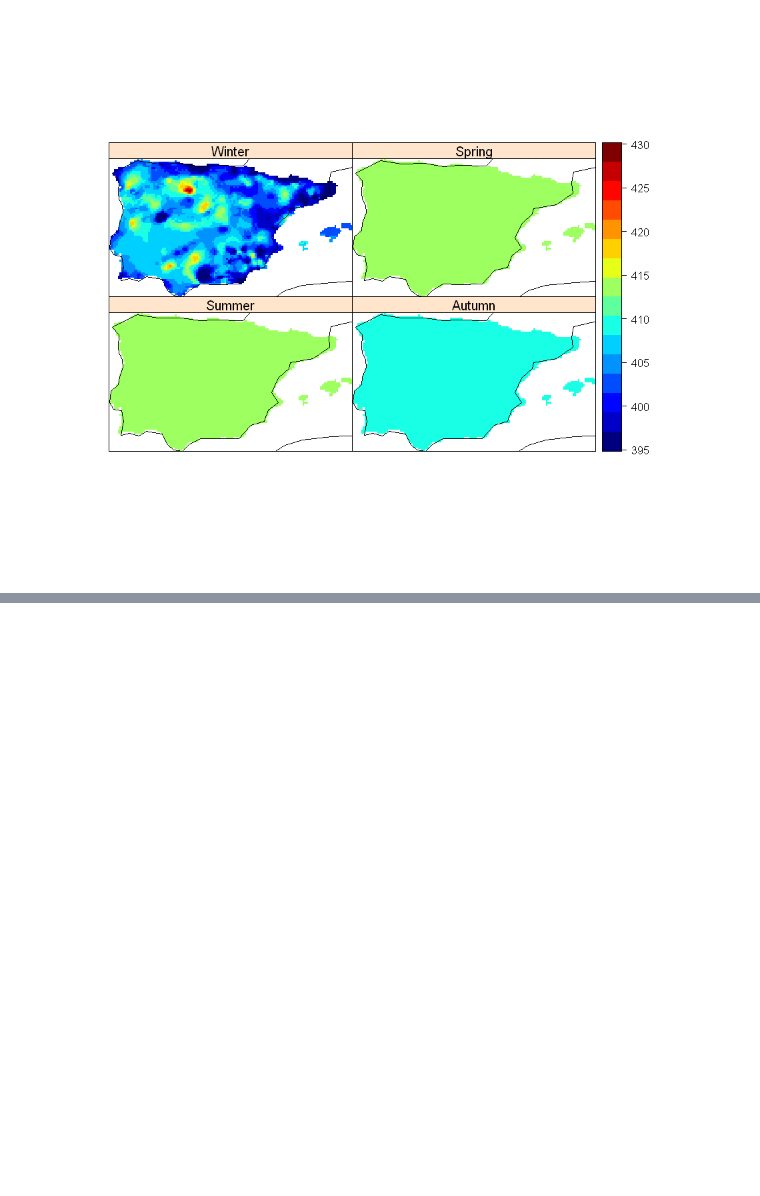
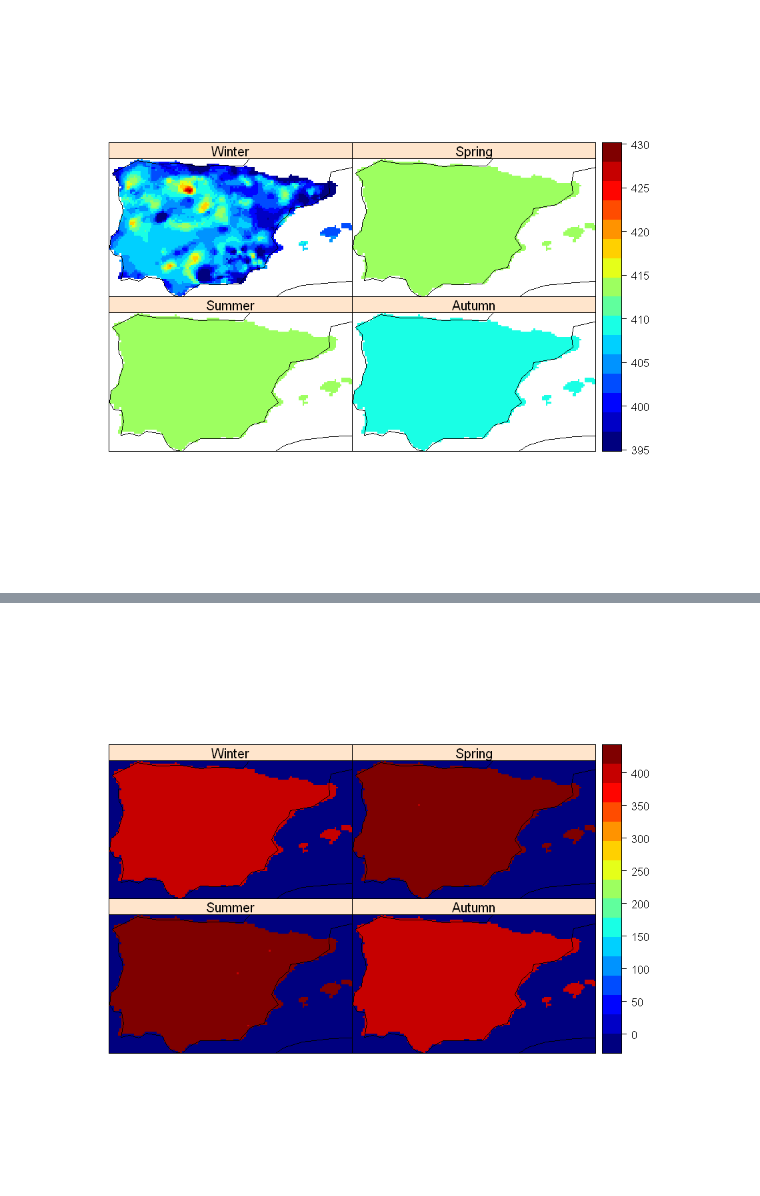
Before and after one commit to miriamfuente/MeteoC4R, a Jupyter notebook: temperature.ipynb, the cells around one changed output, grey strips where cells are left out. Saved outputs shown, nothing was run; the diff lists cells and outputs as text; code cells hidden in the pictures; blank space fills up the shorter version.

Commit message:
new section season-year-data

```diff
--- a/temperature.ipynb
+++ b/temperature.ipynb
@@ -266,0 +341,2 @@ spatialPlot(bind_tierra, backdrop.theme = "coastline", names.attr = c("Winter",
+# %%
+tmax_bin_SY_2$Winter <- tmax_bin_SY_2$Winter[-1]
@@ -266,0 +403,2 @@ spatialPlot(bind_tierra, backdrop.theme = "coastline", names.attr = c("Winter",
+# %%
+sum_tmax_bin_SY_2 <- sum_events(tmax_bin_SY_2)
@@ -266,0 +423,24 @@ spatialPlot(bind_tierra, backdrop.theme = "coastline", names.attr = c("Winter",
+# %%
+# Función para realizar bindGrid de una estación específica para varios años
+bindGridEstaciones <- function(datos) {
+  # Extraemos los años disponibles en los datos
+  years <- names(datos)
+
+  # Creamos una lista para almacenar los grids de cada año
+  lista_grids <- list()
+  final <- list()
+
+  # Iteramos sobre los años
+  for (season in names(datos)) {
+    for (year in names(datos[[season]])) {
+      # Obtenemos el grid para la estación especificada
+      grid <- datos[[season]][[year]]
+      # Lo añadimos a la lista
+      lista_grids[[year]] <- grid
+    }
+    resultado <- bindGrid(lista_grids, dimension = "time", skip.temporal.check = TRUE)
+    resultado <- climatology(resultado, clim.fun = list(FUN = "sum", na.rm = TRUE))
+    final[[season]] <- resultado
+  }
+  return(final)
+}
@@ -266,0 +463,2 @@ spatialPlot(bind_tierra, backdrop.theme = "coastline", names.attr = c("Winter",
+# %%
+b <- bindGridEstaciones(sum_tmax_bin_SY_2)
@@ -266,0 +474,5 @@ spatialPlot(bind_tierra, backdrop.theme = "coastline", names.attr = c("Winter",
+# %%
+bind2 <- bindGrid(b$Winter, b$Spring, b$Summer, b$Autumn, dimension = "member", skip.temporal.check = TRUE)
+spatialPlot(bind2, backdrop.theme = "coastline", names.attr = c("Winter", "Spring", "Summer", "Autumn"), as.table  =TRUE, color.theme = "jet.colors")
+# %% [output]
+[figure, added]
```
Also changed, not shown: parts of 21 cells of this notebook.
